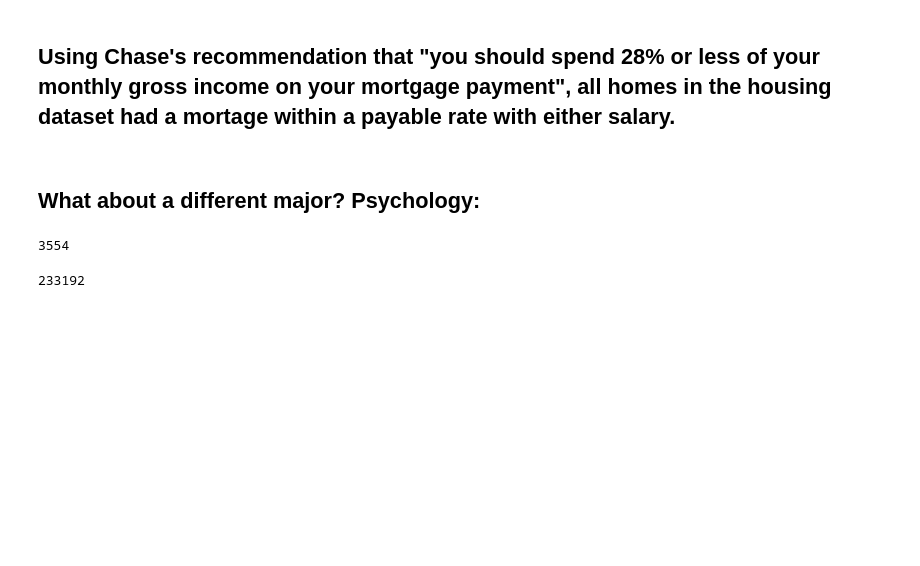
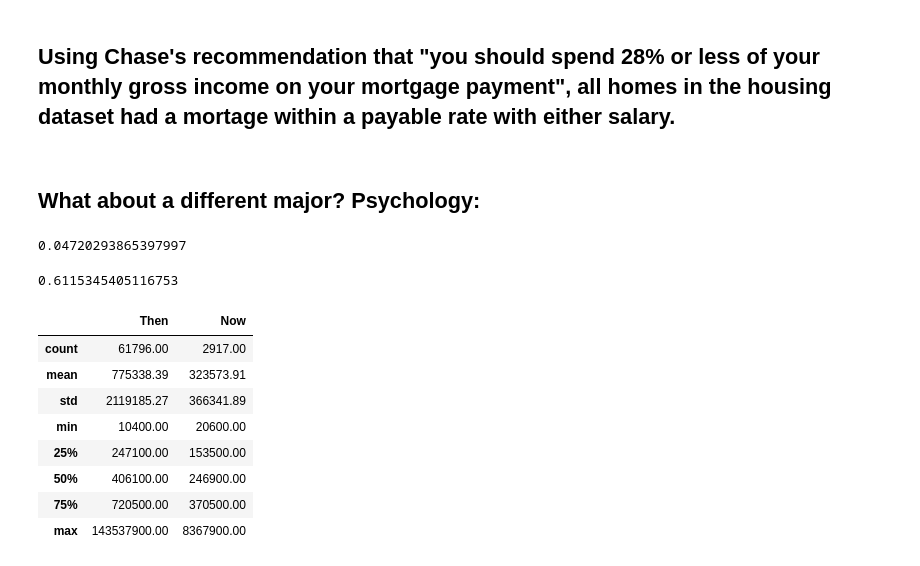
Before and after one commit to claravox/CSC466-project, a Jupyter notebook: Ava_466.ipynb, the cells around one changed output. Cells and saved outputs as stored; diff of their text form; code cells hidden in the pictures; blank space fills up the shorter version.

```diff
--- a/Ava_466.ipynb
+++ b/Ava_466.ipynb
@@ -427,12 +488,28 @@ x = ec_df.iloc[66]
 # %%
 x2008 = df_degrees_over_career.loc['Psychology']
 # %%
-df_now = df[df['Average Mortgage'] <= (x['Median Salary']*.28)/12]
-len(df_now)
+df_now = df_homes[df_homes['Average Mortgage'] <= (x['Median Salary']*.28)/12]
+len(df_now)/len(df_homes)
 # %% [output]
-3554
+0.04720293865397997
 # %%
-df_then = df[df['Average Mortgage'] <= (x2008['Mid-Career Median Salary']*.28)/12]
-len(df_then)
+df_then = df_homes[df_homes['Average Mortgage'] <= (x2008['Mid-Career Median Salary']*.28)/12]
+len(df_then)/len(df_homes)
 # %% [output]
-233192
+0.6115345405116753
+# %%
+pd.set_option('float_format', '{:.2f}'.format)
+dfp = pd.DataFrame(df_then['zestimate'].astype(float).describe())
+dfp = dfcs.rename(columns={"zestimate": "Then"})
+dfp['Now'] = df_now['zestimate'].astype(float).describe()
+dfp
+# %% [output]
+|  | Then | Now |
+| count | 61796.00 | 2917.00 |
+| mean | 775338.39 | 323573.91 |
+| std | 2119185.27 | 366341.89 |
+| min | 10400.00 | 20600.00 |
+| 25% | 247100.00 | 153500.00 |
+| 50% | 406100.00 | 246900.00 |
+| 75% | 720500.00 | 370500.00 |
+| max | 143537900.00 | 8367900.00 |
```
Also changed, not shown: parts of 26 cells of this notebook.
